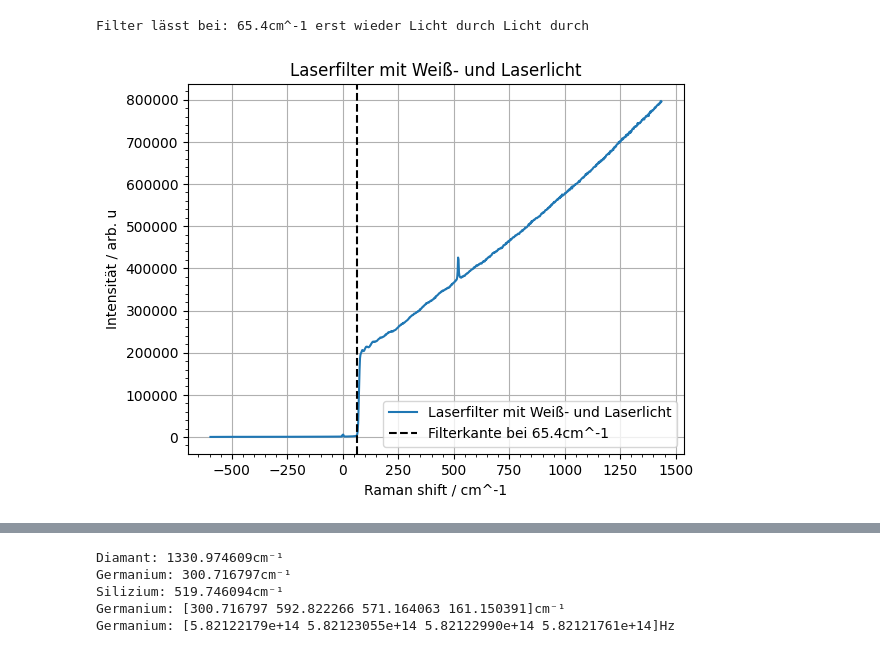
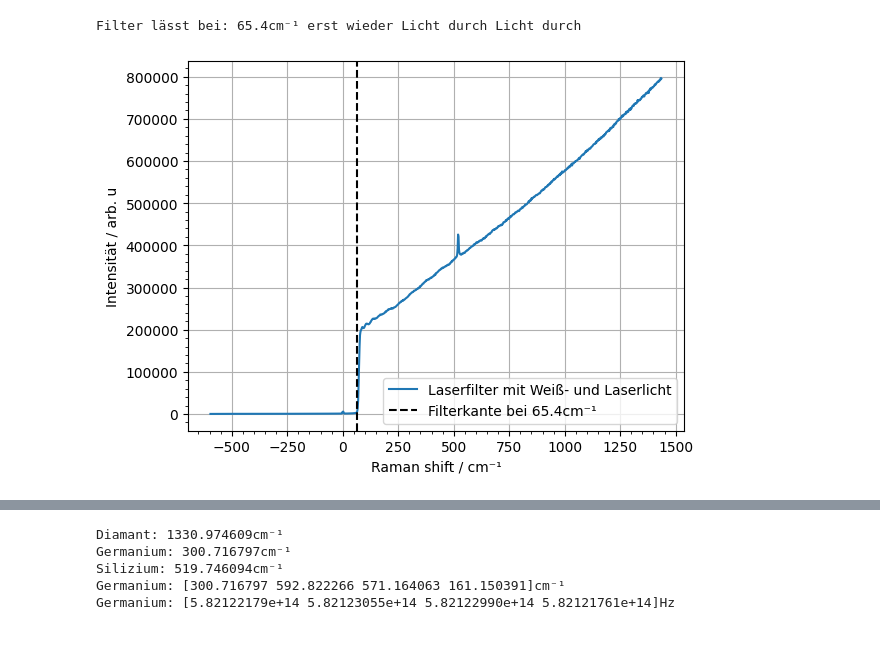
Before and after one commit to Nusssecke/F-Praktikum-Raman, a Jupyter notebook: raman_auswertung.ipynb, the cells around one changed output, grey strips where cells are left out. Saved outputs shown, nothing was run; the diff lists cells and outputs as text; code cells hidden in the pictures.

Commit message:
Better plots

```diff
--- a/raman_auswertung.ipynb
+++ b/raman_auswertung.ipynb
@@ -35,9 +35,9 @@ def plot_raman(data, title, file=None, show=False, legend=False, label=None):
     if label is None:
         label = title
     plt.plot(data[:, 0], data[:, 1], label=label)
-    plt.xlabel("Raman shift / cm^-1")
+    plt.xlabel("Raman shift / cm⁻¹")
     plt.ylabel("Intensität / arb. u")
-    plt.title(title)
+    # plt.title(title)
     plt.minorticks_on()
     plt.grid()
     if legend:
@@ -50,32 +50,41 @@ def plot_raman(data, title, file=None, show=False, legend=False, label=None):
         plt.show()
 
 def plot_peaks(data, count=3, **kwargs):
-    peaks, _ = scipy.signal.find_peaks(data[:, 1], **kwargs)
+    peaks, index = scipy.signal.find_peaks(data[:, 1], **kwargs)
     # Sort peaks by intensity
     peaks = peaks[np.argsort(data[peaks, 1])][::-1]
 
-    for peak in peaks[:count]:
+    for peak, index in zip(peaks[:count], range(count)):
+
+
         # Get the m/z value corresponding to the peak
-        mz = data[peak][0]
-        plt.annotate(f'{mz:.0f}cm⁻¹', (data[peak][0], data[peak][1]), textcoords="offset points", xytext=(23, 0), ha='center')
+        x_value = data[peak][0]
+        y_min, y_max = plt.gca().get_ylim() # Getting y-axis limits to place text at the top of the plot
+
+        y_offset = 5
+        # Check if the last peak is close and raise the text so they don't overlap
+        if index < count and abs(data[peaks[index + 1]][0] - x_value) < 30:
+            y_offset += 10
+
+        plt.annotate(f'{x_value:.0f}cm⁻¹', (data[peak][0], y_max), xytext=(0, y_offset), textcoords="offset points", ha='center')
         plt.axvline(data[peak][0], color='k', linestyle='--', label=f'{data[peak][0]:.0f}cm^-1')
 # %%
 # Find highest value for ramanshift in filter2 with intensity < 10000
 max = 0
 for i in range(len(filter2)):
     if filter2[i,1] > max and filter2[i,1] < 7000:
         max = filter2[i,1]
         max_i = i
-print(f'Filter lässt bei: {filter2[max_i,0]:.1f}cm^-1 erst wieder Licht durch Licht durch')
+print(f'Filter lässt bei: {filter2[max_i,0]:.1f}cm⁻¹ erst wieder Licht durch Licht durch')
 plot_raman(filter2, "Laserfilter mit Weiß- und Laserlicht", "plots/filter-mit-licht.png")
 # Plot vertical line at filter2[max_i,0]
-plt.axvline(filter2[max_i,0], color='k', linestyle='--', label=f'Filterkante bei {filter2[max_i,0]:.1f}cm^-1')
+plt.axvline(filter2[max_i,0], color='k', linestyle='--', label=f'Filterkante bei {filter2[max_i,0]:.1f}cm⁻¹')
 plt.legend()
 plt.savefig("plots/filter-mit-licht.png")
 plt.show()
 # %% [output]
-Filter lässt bei: 65.4cm^-1 erst wieder Licht durch Licht durch
+Filter lässt bei: 65.4cm⁻¹ erst wieder Licht durch Licht durch
-[figure, old version]
+[figure, new version]
 # %%
 # Remove all values for less than 60 for C, Ge and Si
 C = C[C[:,0] > 60]
```
Also changed, not shown: parts of 2 cells of this notebook, 9 other files.
